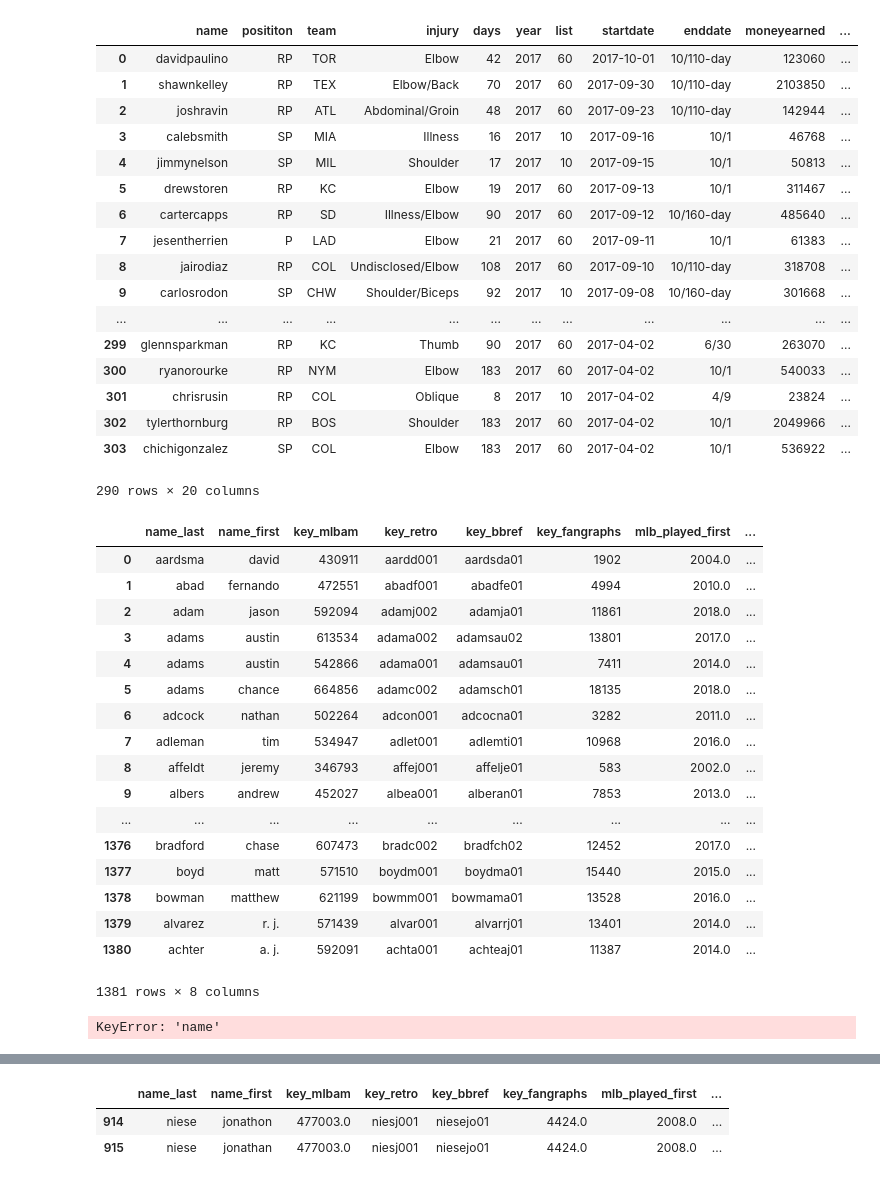
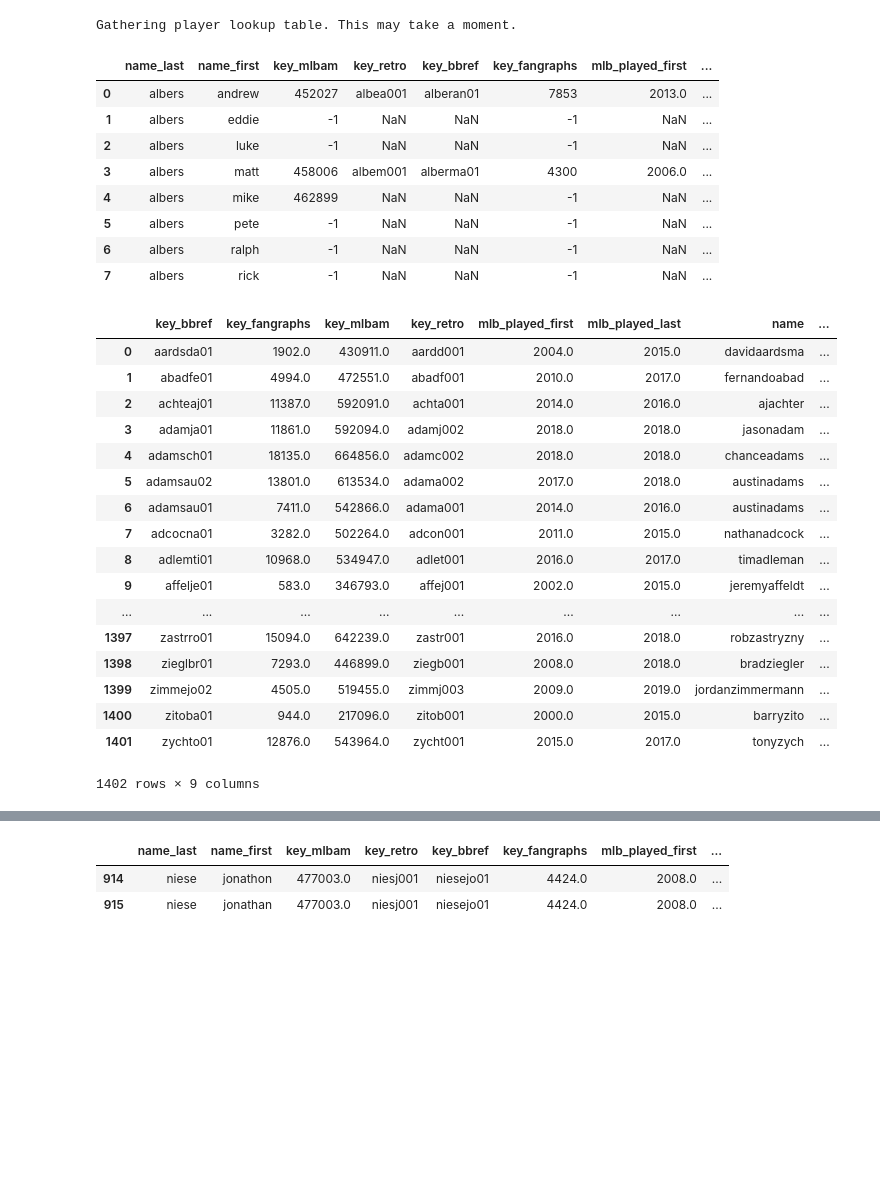
Before and after one commit to t-phill/mlb_injuries, a Jupyter notebook: pickles/pickles.ipynb, the cells around one changed output, grey strips where cells are left out. Cells and saved outputs as stored; diff of their text form; code cells hidden in the pictures; blank space fills up the shorter version.

Commit message:
explore pickles

```diff
--- a/pickles/pickles.ipynb
+++ b/pickles/pickles.ipynb
@@ -42,48 +66,36 @@ def correction2(string):
+# %%
+ids_ex = playerid_lookup('albers')
+ids_ex
+# %% [output]
+Gathering player lookup table. This may take a moment.
+|  | name_last | name_first | key_mlbam | key_retro | key_bbref | key_fangraphs | mlb_played_first | ... |
+| 0 | albers | andrew | 452027 | albea001 | alberan01 | 7853 | 2013.0 | ... |
+| 1 | albers | eddie | -1 | NaN | NaN | -1 | NaN | ... |
+| 2 | albers | luke | -1 | NaN | NaN | -1 | NaN | ... |
+| 3 | albers | matt | 458006 | albem001 | alberma01 | 4300 | 2006.0 | ... |
+| 4 | albers | mike | 462899 | NaN | NaN | -1 | NaN | ... |
+| 5 | albers | pete | -1 | NaN | NaN | -1 | NaN | ... |
+| 6 | albers | ralph | -1 | NaN | NaN | -1 | NaN | ... |
+| 7 | albers | rick | -1 | NaN | NaN | -1 | NaN | ... |
 # %%
-inj = pd.read_pickle('2017_inj_agg_games.pkl')
-inj
+ids = pd.read_pickle('../pickles/ids.pkl')
+ids
 # %% [output]
-|  | name | posititon | team | injury | days | year | list | startdate | enddate | moneyearned | ... |
-| 0 | davidpaulino | RP | TOR | Elbow | 42 | 2017 | 60 | 2017-10-01 | 10/110-day | 123060 | ... |
-| 1 | shawnkelley | RP | TEX | Elbow/Back | 70 | 2017 | 60 | 2017-09-30 | 10/110-day | 2103850 | ... |
-| 2 | joshravin | RP | ATL | Abdominal/Groin | 48 | 2017 | 60 | 2017-09-23 | 10/110-day | 142944 | ... |
-| 3 | calebsmith | SP | MIA | Illness | 16 | 2017 | 10 | 2017-09-16 | 10/1 | 46768 | ... |
-| 4 | jimmynelson | SP | MIL | Shoulder | 17 | 2017 | 10 | 2017-09-15 | 10/1 | 50813 | ... |
-| 5 | drewstoren | RP | KC | Elbow | 19 | 2017 | 60 | 2017-09-13 | 10/1 | 311467 | ... |
-| 6 | cartercapps | RP | SD | Illness/Elbow | 90 | 2017 | 60 | 2017-09-12 | 10/160-day | 485640 | ... |
-| 7 | jesentherrien | P | LAD | Elbow | 21 | 2017 | 60 | 2017-09-11 | 10/1 | 61383 | ... |
-| 8 | jairodiaz | RP | COL | Undisclosed/Elbow | 108 | 2017 | 60 | 2017-09-10 | 10/110-day | 318708 | ... |
-| 9 | carlosrodon | SP | CHW | Shoulder/Biceps | 92 | 2017 | 10 | 2017-09-08 | 10/160-day | 301668 | ... |
-| ... | ... | ... | ... | ... | ... | ... | ... | ... | ... | ... | ... |
-| 299 | glennsparkman | RP | KC | Thumb | 90 | 2017 | 60 | 2017-04-02 | 6/30 | 263070 | ... |
-| 300 | ryanorourke | RP | NYM | Elbow | 183 | 2017 | 60 | 2017-04-02 | 10/1 | 540033 | ... |
-| 301 | chrisrusin | RP | COL | Oblique | 8 | 2017 | 10 | 2017-04-02 | 4/9 | 23824 | ... |
-| 302 | tylerthornburg | RP | BOS | Shoulder | 183 | 2017 | 60 | 2017-04-02 | 10/1 | 2049966 | ... |
-| 303 | chichigonzalez | SP | COL | Elbow | 183 | 2017 | 60 | 2017-04-02 | 10/1 | 536922 | ... |
+|  | key_bbref | key_fangraphs | key_mlbam | key_retro | mlb_played_first | mlb_played_last | name | ... |
+| 0 | aardsda01 | 1902.0 | 430911.0 | aardd001 | 2004.0 | 2015.0 | davidaardsma | ... |
+| 1 | abadfe01 | 4994.0 | 472551.0 | abadf001 | 2010.0 | 2017.0 | fernandoabad | ... |
+| 2 | achteaj01 | 11387.0 | 592091.0 | achta001 | 2014.0 | 2016.0 | ajachter | ... |
+| 3 | adamja01 | 11861.0 | 592094.0 | adamj002 | 2018.0 | 2018.0 | jasonadam | ... |
+| 4 | adamsch01 | 18135.0 | 664856.0 | adamc002 | 2018.0 | 2018.0 | chanceadams | ... |
+| 5 | adamsau02 | 13801.0 | 613534.0 | adama002 | 2017.0 | 2018.0 | austinadams | ... |
+| 6 | adamsau01 | 7411.0 | 542866.0 | adama001 | 2014.0 | 2016.0 | austinadams | ... |
+| 7 | adcocna01 | 3282.0 | 502264.0 | adcon001 | 2011.0 | 2015.0 | nathanadcock | ... |
+| 8 | adlemti01 | 10968.0 | 534947.0 | adlet001 | 2016.0 | 2017.0 | timadleman | ... |
+| 9 | affelje01 | 583.0 | 346793.0 | affej001 | 2002.0 | 2015.0 | jeremyaffeldt | ... |
+| ... | ... | ... | ... | ... | ... | ... | ... | ... |
+| 1397 | zastrro01 | 15094.0 | 642239.0 | zastr001 | 2016.0 | 2018.0 | robzastryzny | ... |
+| 1398 | zieglbr01 | 7293.0 | 446899.0 | ziegb001 | 2008.0 | 2018.0 | bradziegler | ... |
+| 1399 | zimmejo02 | 4505.0 | 519455.0 | zimmj003 | 2009.0 | 2019.0 | jordanzimmermann | ... |
+| 1400 | zitoba01 | 944.0 | 217096.0 | zitob001 | 2000.0 | 2015.0 | barryzito | ... |
+| 1401 | zychto01 | 12876.0 | 543964.0 | zycht001 | 2015.0 | 2017.0 | tonyzych | ... |
-290 rows × 20 columns
+1402 rows × 9 columns
-# %%
-finalid = pd.read_pickle('agg_ids.pkl')
-finalid
-# %% [output]
-|  | name_last | name_first | key_mlbam | key_retro | key_bbref | key_fangraphs | mlb_played_first | ... |
-| 0 | aardsma | david | 430911 | aardd001 | aardsda01 | 1902 | 2004.0 | ... |
-| 1 | abad | fernando | 472551 | abadf001 | abadfe01 | 4994 | 2010.0 | ... |
-| 2 | adam | jason | 592094 | adamj002 | adamja01 | 11861 | 2018.0 | ... |
-| 3 | adams | austin | 613534 | adama002 | adamsau02 | 13801 | 2017.0 | ... |
-| 4 | adams | austin | 542866 | adama001 | adamsau01 | 7411 | 2014.0 | ... |
-| 5 | adams | chance | 664856 | adamc002 | adamsch01 | 18135 | 2018.0 | ... |
-| 6 | adcock | nathan | 502264 | adcon001 | adcocna01 | 3282 | 2011.0 | ... |
-| 7 | adleman | tim | 534947 | adlet001 | adlemti01 | 10968 | 2016.0 | ... |
-| 8 | affeldt | jeremy | 346793 | affej001 | affelje01 | 583 | 2002.0 | ... |
-| 9 | albers | andrew | 452027 | albea001 | alberan01 | 7853 | 2013.0 | ... |
-| ... | ... | ... | ... | ... | ... | ... | ... | ... |
-| 1376 | bradford | chase | 607473 | bradc002 | bradfch02 | 12452 | 2017.0 | ... |
-| 1377 | boyd | matt | 571510 | boydm001 | boydma01 | 15440 | 2015.0 | ... |
-| 1378 | bowman | matthew | 621199 | bowmm001 | bowmama01 | 13528 | 2016.0 | ... |
-| 1379 | alvarez | r. j. | 571439 | alvar001 | alvarrj01 | 13401 | 2014.0 | ... |
-| 1380 | achter | a. j. | 592091 | achta001 | achteaj01 | 11387 | 2014.0 | ... |
-1381 rows × 8 columns
-# %%
-finalid[finalid['name'].str.contains('niese')]
-# %% [output]
-KeyError: 'name'
```
Also changed, not shown: parts of 8 cells of this notebook.
